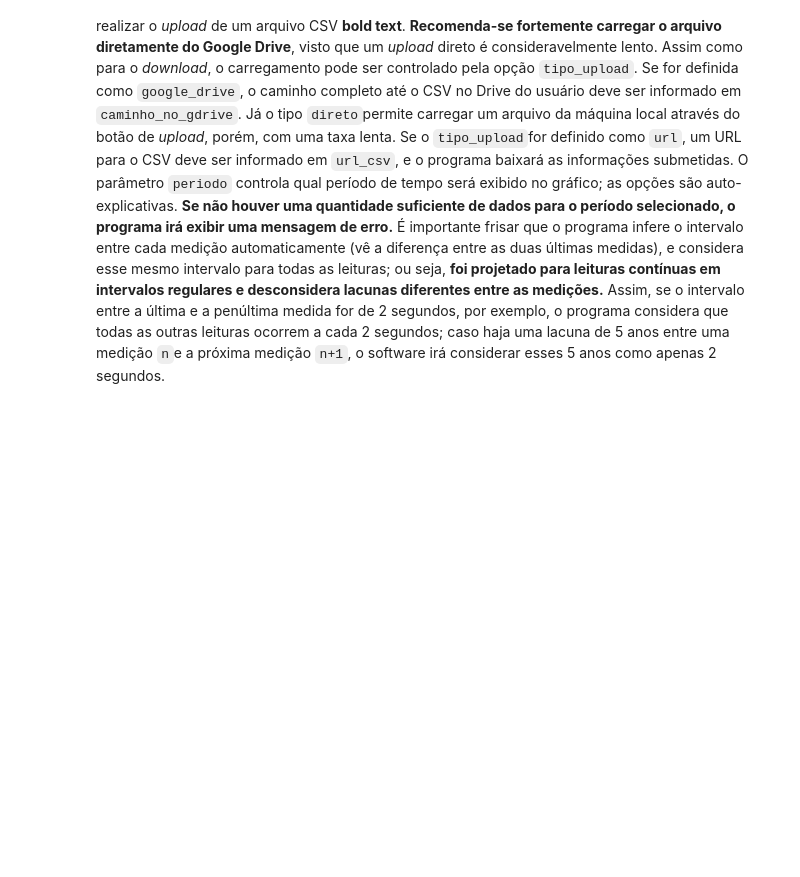
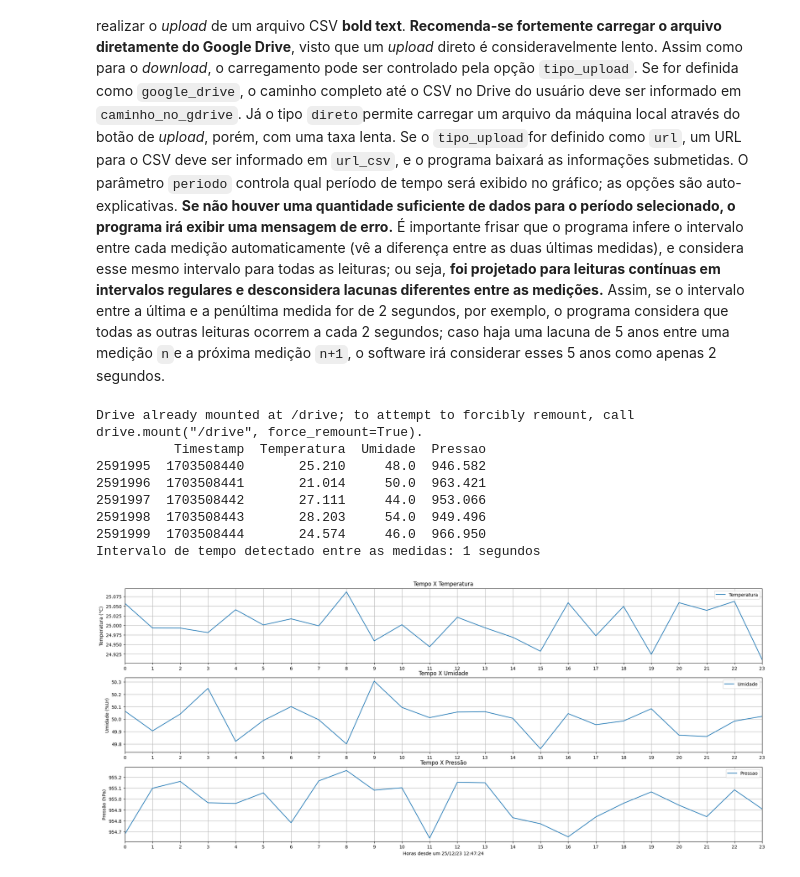
Before and after one commit to RodolfoHRE/trab_redes, a Jupyter notebook: coleta_dados_climaticos.ipynb, the cells around one changed output. Drawn from its saved outputs; the diff is of its cells as text; code cells hidden in the pictures; blank space fills up the shorter version.

Commit message:
Correção dos gráficos

```diff
--- a/coleta_dados_climaticos.ipynb
+++ b/coleta_dados_climaticos.ipynb
@@ -218,7 +220,7 @@ O parâmetro `periodo` controla qual período de tempo será exibido no gráfico
 # Define o menu
 tipo_upload = 'google_drive' #@param ['direto', 'google_drive', 'url'] {allow-input: false}
 caminho_no_gdrive = 'Escola/RCOC6/Trabalho 2/dadosTesteFicticio.csv' #@param {type: 'string'}
-url_csv = 'https://github.com/RolfE-HR/trab_redes/raw/main/dadosTesteFicticio30Dias.csv' #@param {type: 'string'}
+url_csv = 'https://gist.githubusercontent.com/VictorPLopes/e801e5d97097686022628f3755f69ed0/raw/bd03e8a8022a2ec26e760e7bd3b00e28ef8c258f/dadosTesteFicticio23Horas5Segundos.csv' #@param {type: 'string'}
 
 # Nome do arquivo carregado
 arquivo_upload = ""
@@ -236,50 +238,70 @@ elif tipo_upload == 'direto':
 # Caso seja informado um URL, baixa o arquivo informado
 elif tipo_upload == 'url':
     !wget -nc $url_csv
     arquivo_upload = os.path.basename(url_csv)
 
 # Leitura do arquivo CSV
 df = pd.read_csv(arquivo_upload, sep=';').drop(columns=["Altitude"])
 # Mostra o head do dataframe
-print(df.head())
+print(df.tail())
 
 # Salva o tempo da última medida no período
 t0 = df['Timestamp'].iloc[-1]
 # Subtrai do tempo da segunda leitura para obter a frequencia de coleta de dados
 delta_t = t0 - df['Timestamp'].iloc[-2]
+print(f"Intervalo de tempo detectado entre as medidas: {delta_t} segundos")
 
 # Seleção do período para visualização dos dados
 #@markdown ---
-periodo = "Minutos / Ultima hora" #@param ["Segundos / Sempre", "Minutos / Ultima hora", "Horas / Ultimo dia", "Dias / Ultima semana"]
+periodo = "Horas / Ultimo dia" #@param ["Segundos / Ultimo minuto", "Minutos / Ultima hora", "Horas / Ultimo dia", "Dias / Ultima semana"]
 
 # Dicionário para conversão de segundos para o período selecionado
 dict_periodo = {
-    "Segundos / Sempre": [1, 60, "Segundos desde "], # Não é necessário agrupar os dados
+    "Segundos / Ultimo minuto": [1, 60, "Segundos desde "], # Não é necessário agrupar os dados
     "Minutos / Ultima hora": [60, 60, "Minutos desde "],
     "Horas / Ultimo dia": [3600, 24, "Horas desde um "],
     "Dias / Ultima semana": [86400, 7, "Dias desde "]
 }
 
 # Agrupamento dos dados de acordo com o período selecionado
 # Se não houver dados suficientes para o período selecionado, exibe uma mensagem de erro
 if df.shape[0] < (dict_periodo[periodo][0] // delta_t)*dict_periodo[periodo][1]:
     print("Não há dados suficientes para o período selecionado!")
-    exit()
+else:
+    # Caso especial para os segundos
+    if periodo == "Segundos / Ultimo minuto":
+        # Pega o último minuto
+        df_periodo = df.tail(dict_periodo[periodo][1] // delta_t)
+        # Remove a coluna "Timestamp"
+        df_periodo = df_periodo.drop(columns=["Timestamp"])
+        # Adiciona um novo index com um incremento de delta_t
+        df_periodo['Tempo'] = range(0, 60, delta_t)
+        df_periodo.set_index('Tempo', inplace=True)
+    else:
+        # Agrupa os dados de acordo com o período selecionado e faz a média dos valores
+        df_periodo = df.groupby(df.index // (dict_periodo[periodo][0] // delta_t)).mean().tail(dict_periodo[periodo][1])
+        # Remove a coluna "Timestamp"
+        df_periodo = df_periodo.drop(columns=["Timestamp"])
+        # Cria uma coluna com o tempo em minutos/horas/dias
+        df_periodo = df_periodo.reset_index(drop=True)
 
-# Agrupa os dados de acordo com o período selecionado e faz a média dos valores
-df_periodo = df.groupby(df.index // (dict_periodo[periodo][0] // delta_t)).mean().tail(dict_periodo[periodo][1])
-# Remove a coluna "Timestamp"
-df_periodo = df_periodo.drop(columns=["Timestamp"])
-# Cria uma coluna com o tempo em minutos/horas/dias
-df_periodo = df_periodo.reset_index(drop=True)
+    # Converte o tempo t0
+    t0 = datetime.fromtimestamp(t0).strftime("%d/%m/%y %H:%M:%S")
 
-# Converte o tempo t0
-t0 = datetime.fromtimestamp(t0).strftime("%d/%m/%y %H:%M:%S")
-
-# Plota os gráficos
-fig, axs = plt.subplots(3, 1)
-df.plot(y='Temperatura', ax=axs[0], title="Tempo X Temperatura", xlabel="", ylabel="Temperatura (°C)", xlim=[0,dict_periodo[periodo][1]-1], grid=True, xticks=range(0,dict_periodo[periodo][1]), figsize=(25,10))
-df.plot(y='Umidade', ax=axs[1], title="Tempo X Umidade", xlabel="", ylabel="Umidade (%Ur)", xlim=[0,dict_periodo[periodo][1]-1], grid=True, xticks=range(0,dict_periodo[periodo][1]), figsize=(25,10))
-df.plot(y='Pressao', ax=axs[2], title="Tempo X Pressão", xlabel=(dict_periodo[periodo][2] + t0), ylabel="Pressão (hPa)", xlim=[0,dict_periodo[periodo][1]-1], grid=True, xticks=range(0,dict_periodo[periodo][1]), figsize=(25,10))
-fig_manager = plt.get_current_fig_manager()
-plt.show()
+    # Plota os gráficos
+    fig, axs = plt.subplots(3, 1)
+    df_periodo.plot(y='Temperatura', ax=axs[0], title="Tempo X Temperatura", xlabel="", ylabel="Temperatura (°C)", xlim=[0,dict_periodo[periodo][1]-1], grid=True, xticks=range(0,dict_periodo[periodo][1]), figsize=(25,10))
+    df_periodo.plot(y='Umidade', ax=axs[1], title="Tempo X Umidade", xlabel="", ylabel="Umidade (%Ur)", xlim=[0,dict_periodo[periodo][1]-1], grid=True, xticks=range(0,dict_periodo[periodo][1]), figsize=(25,10))
+    df_periodo.plot(y='Pressao', ax=axs[2], title="Tempo X Pressão", xlabel=(dict_periodo[periodo][2] + t0), ylabel="Pressão (hPa)", xlim=[0,dict_periodo[periodo][1]-1], grid=True, xticks=range(0,dict_periodo[periodo][1]), figsize=(25,10))
+    fig_manager = plt.get_current_fig_manager()
+    plt.show()
+# %% [output]
+Drive already mounted at /drive; to attempt to forcibly remount, call drive.mount("/drive", force_remount=True).
+          Timestamp  Temperatura  Umidade  Pressao
+2591995  1703508440       25.210     48.0  946.582
+2591996  1703508441       21.014     50.0  963.421
+2591997  1703508442       27.111     44.0  953.066
+2591998  1703508443       28.203     54.0  949.496
+2591999  1703508444       24.574     46.0  966.950
+Intervalo de tempo detectado entre as medidas: 1 segundos
+[figure, added]
```
Also changed, not shown: parts of 3 cells of this notebook.
